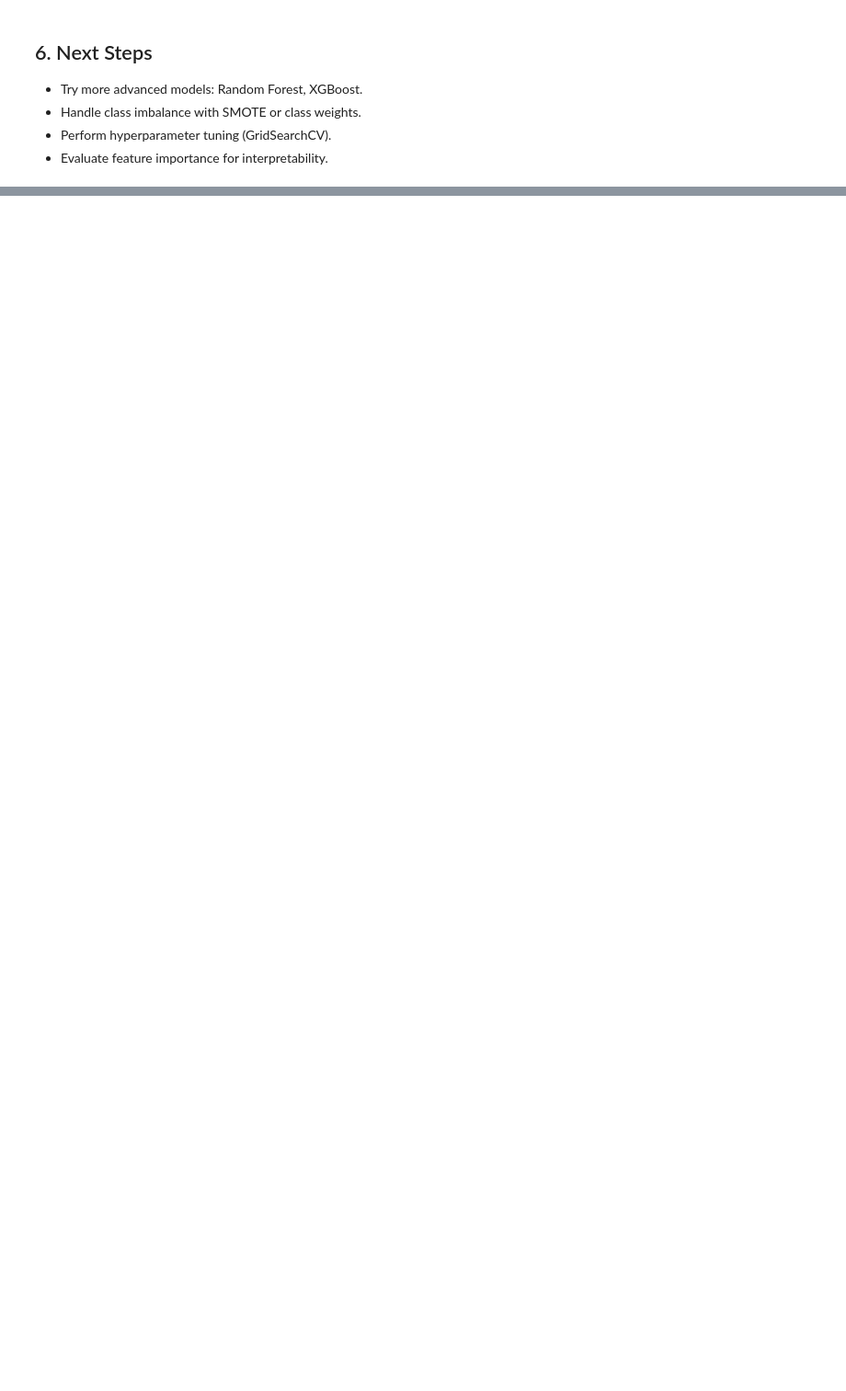
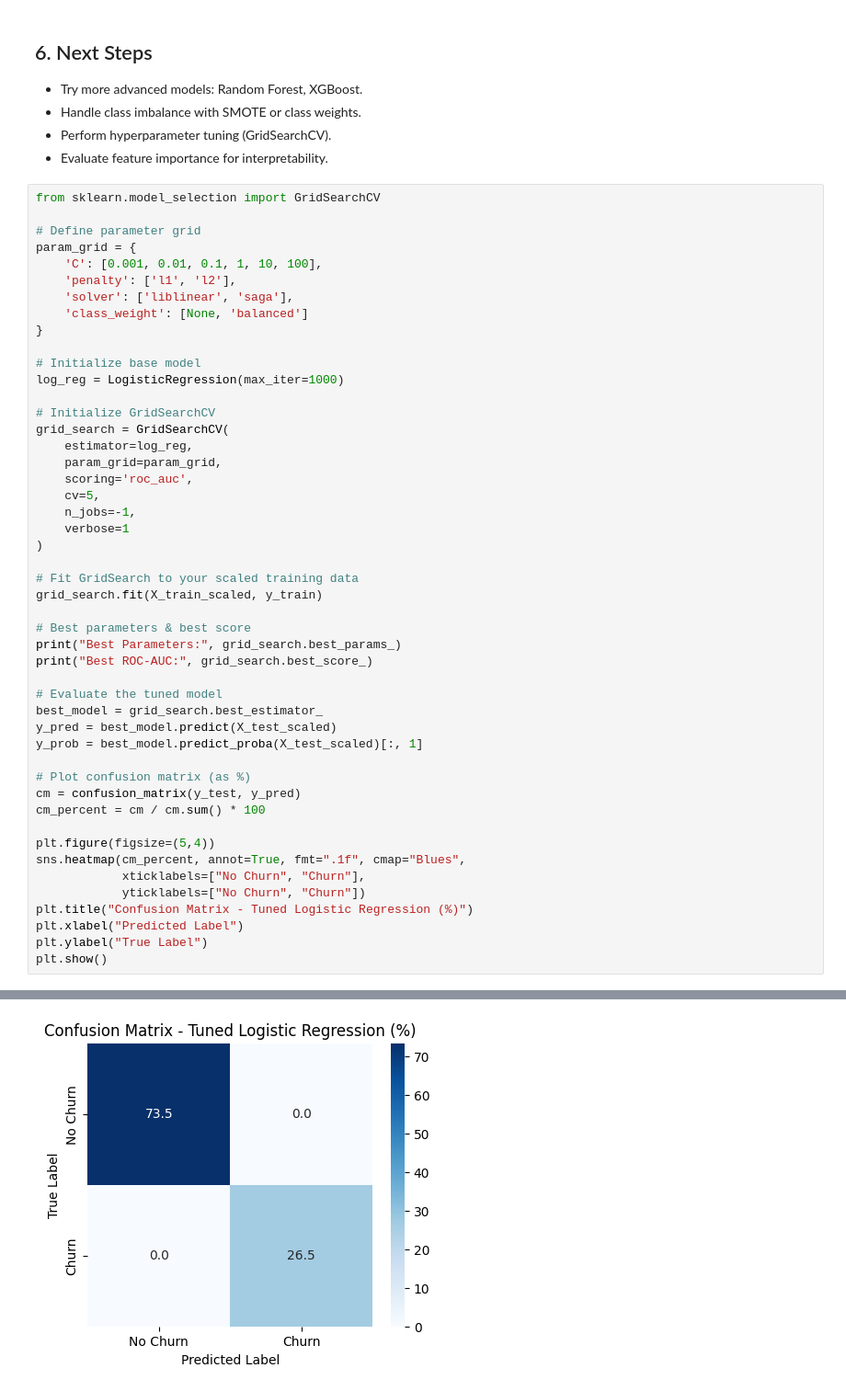
Before and after one commit to jporte111/Jack-Porters-Customer-Churn-Project, a Jupyter notebook: churn_prediction_week2.ipynb, the cells around one changed output, grey strips where cells are left out. Shown at 92% size. Cells and saved outputs as stored; diff of their text form; blank space fills up the shorter version.

```diff
--- a/churn_prediction_week2.ipynb
+++ b/churn_prediction_week2.ipynb
@@ -360,3 +360,52 @@ plt.show()
 - Handle class imbalance with SMOTE or class weights.
 - Perform hyperparameter tuning (GridSearchCV).
 - Evaluate feature importance for interpretability.
+# %%
+from sklearn.model_selection import GridSearchCV
+
+# Define parameter grid
+param_grid = {
+    'C': [0.001, 0.01, 0.1, 1, 10, 100],
+    'penalty': ['l1', 'l2'],
+    'solver': ['liblinear', 'saga'],
+    'class_weight': [None, 'balanced']
+}
+
+# Initialize base model
+log_reg = LogisticRegression(max_iter=1000)
+
+# Initialize GridSearchCV
+grid_search = GridSearchCV(
+    estimator=log_reg,
+    param_grid=param_grid,
+    scoring='roc_auc',
+    cv=5,
+    n_jobs=-1,
+    verbose=1
+)
+
+# Fit GridSearch to your scaled training data
+grid_search.fit(X_train_scaled, y_train)
+
+# Best parameters & best score
+print("Best Parameters:", grid_search.best_params_)
+print("Best ROC-AUC:", grid_search.best_score_)
+
+# Evaluate the tuned model
+best_model = grid_search.best_estimator_
+y_pred = best_model.predict(X_test_scaled)
+y_prob = best_model.predict_proba(X_test_scaled)[:, 1]
+
+# Plot confusion matrix (as %)
+cm = confusion_matrix(y_test, y_pred)
+cm_percent = cm / cm.sum() * 100
+
+plt.figure(figsize=(5,4))
+sns.heatmap(cm_percent, annot=True, fmt=".1f", cmap="Blues",
+            xticklabels=["No Churn", "Churn"],
+            yticklabels=["No Churn", "Churn"])
+plt.title("Confusion Matrix - Tuned Logistic Regression (%)")
+plt.xlabel("Predicted Label")
+plt.ylabel("True Label")
+plt.show()
+# %% [output]
@@ -362,0 +415 @@ plt.show()
+[figure, added]
```
Also changed, not shown: parts of 4 cells of this notebook.
